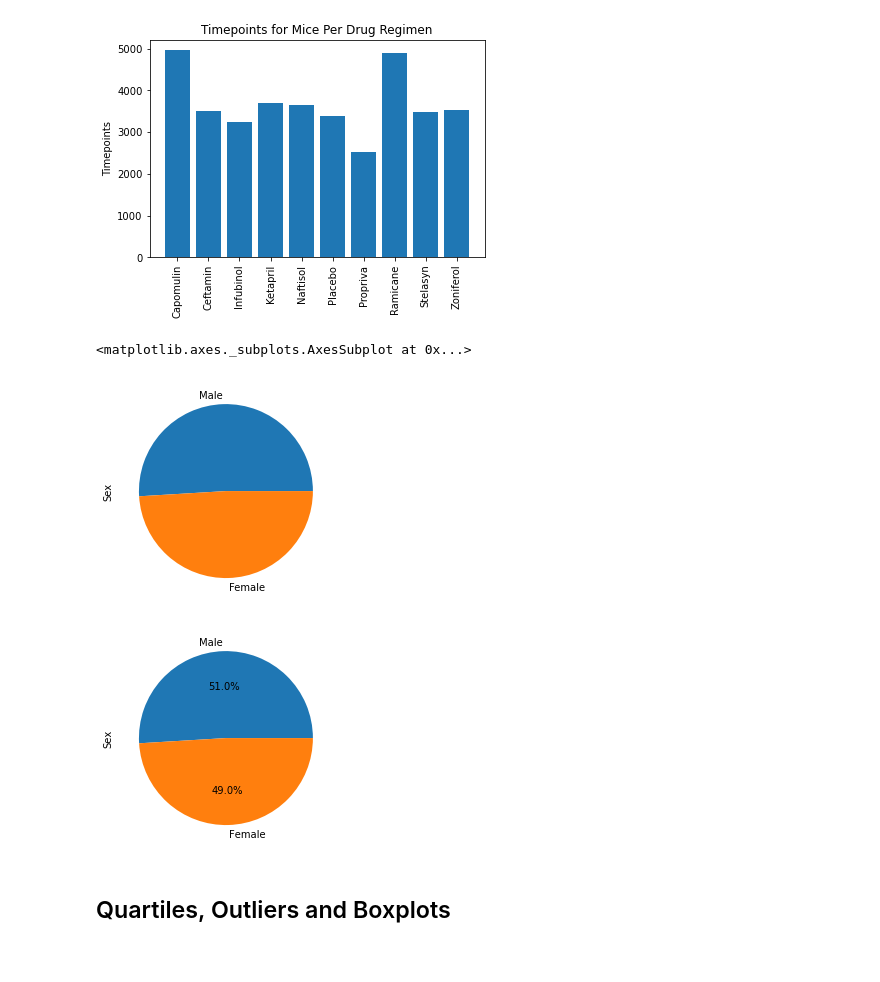
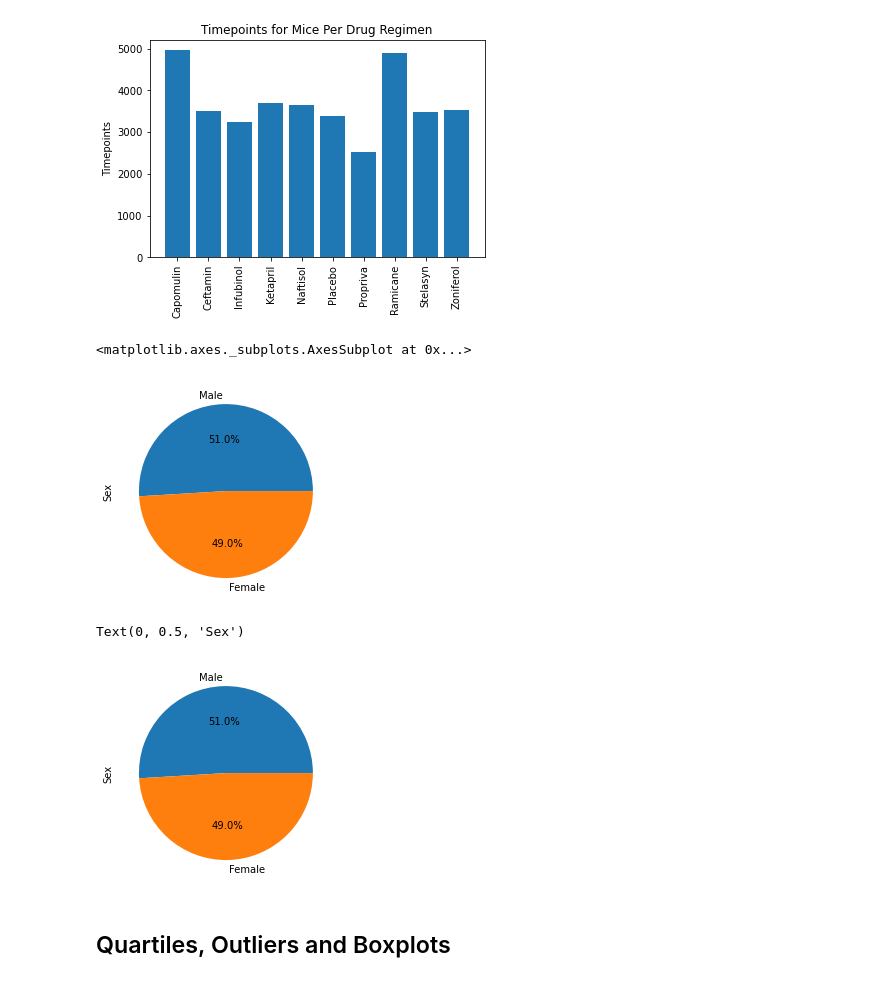
Before and after one commit to Patrick-Bacza/Module_5_Challenge, a Jupyter notebook: pymaceuticals_starter.ipynb, the cells around one changed output. Cells and saved outputs as stored; diff of their text form; code cells hidden in the pictures.

```diff
--- a/pymaceuticals_starter.ipynb
+++ b/pymaceuticals_starter.ipynb
@@ -160,13 +152,20 @@ Text(0, 0.5, 'Timepoints')
 # %%
 # Generate a pie plot showing the distribution of female versus male mice using Pandas
 
-clean_animal_study_df["Sex"].value_counts().plot(kind='pie' )
+clean_animal_study_df["Sex"].value_counts().plot(kind='pie' , autopct="%.1f%%" )
 # %% [output]
 <matplotlib.axes._subplots.AxesSubplot at 0x...>
-[figure, old version]
+[figure, new version]
 # %%
 # Generate a pie plot showing the distribution of female versus male mice using pyplot
+gender_totals = [clean_animal_study_df["Sex"].value_counts()[0] , clean_animal_study_df["Sex"].value_counts()[1]]
+genders = ['Male' , 'Female']
+colors = ['blue' , 'orange']
+
+plt.pie(gender_totals, labels=genders,autopct="%1.1f%%",  shadow=False)
+plt.ylabel('Sex')
 # %% [output]
+Text(0, 0.5, 'Sex')
 [figure]
 # %% [markdown]
 ## Quartiles, Outliers and Boxplots
```
Also changed, not shown: parts of 7 cells of this notebook.
